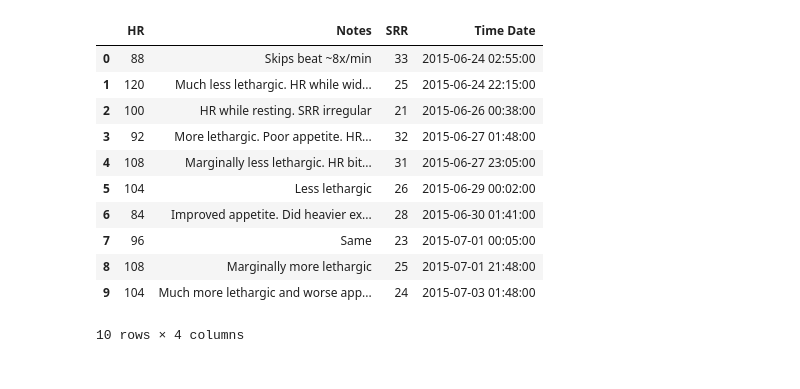
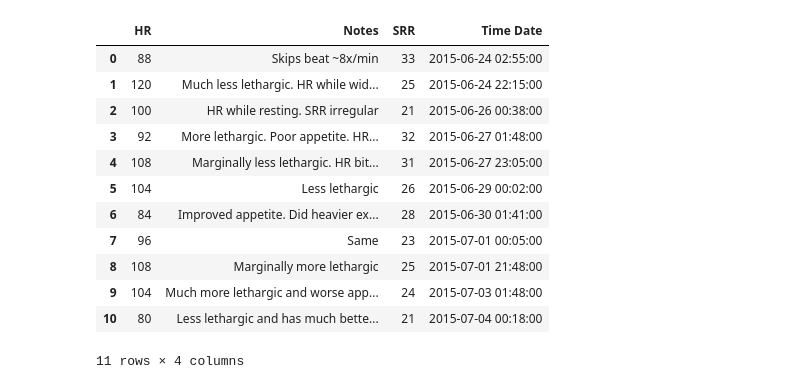
Before and after one commit to adampiskorski/gangster-health, a Jupyter notebook: records.ipynb, the cells around one changed output. Saved outputs shown, nothing was run; the diff lists cells and outputs as text; code cells hidden in the pictures.

```diff
--- a/records.ipynb
+++ b/records.ipynb
@@ -14,7 +14,8 @@ data = {
                   dt.datetime(2015,6,30,1,41),
                   dt.datetime(2015,7,1,0,5),
                   dt.datetime(2015,7,1,21,48),
-                  dt.datetime(2015,7,3,1,48)],
+                  dt.datetime(2015,7,3,1,48),
+                  dt.datetime(2015,7,4,0,18)],
     'SRR': [33,
             25,
             21,
@@ -24,7 +25,8 @@ data = {
             28,
             23,
             25,
-            24],
+            24,
+            21],
     'HR':  [88,
             120,
             100,
@@ -32,36 +34,39 @@ data = {
             108,
             104,
             84,
             96,
             108,
-            104],
+            104,
+            80],
     'Notes': ['Skips beat ~8x/min',
               'Much less lethargic. HR while wide awake and now using stethoscope',
               'HR while resting. SRR irregular',
               'More lethargic. Poor appetite. HR bit irregular',
               'Marginally less lethargic. HR bit irregular',
               'Less lethargic',
               'Improved appetite. Did heavier excercise, but quickly exhausted by it.',
               'Same',
               'Marginally more lethargic',
-              'Much more lethargic and worse appetite, particularly in the morning']
+              'Much more lethargic and worse appetite, particularly in the morning',
+              'Less lethargic and has much better appetite, but still lethargic']
 }
 
 df = pd.DataFrame(data)
 df
 # %% [output]
 |  | HR | Notes | SRR | Time Date |
 | 0 | 88 | Skips beat ~8x/min | 33 | 2015-06-24 02:55:00 |
 | 1 | 120 | Much less lethargic. HR while wid... | 25 | 2015-06-24 22:15:00 |
 | 2 | 100 | HR while resting. SRR irregular | 21 | 2015-06-26 00:38:00 |
 | 3 | 92 | More lethargic. Poor appetite. HR... | 32 | 2015-06-27 01:48:00 |
 | 4 | 108 | Marginally less lethargic. HR bit... | 31 | 2015-06-27 23:05:00 |
 | 5 | 104 | Less lethargic | 26 | 2015-06-29 00:02:00 |
 | 6 | 84 | Improved appetite. Did heavier ex... | 28 | 2015-06-30 01:41:00 |
 | 7 | 96 | Same | 23 | 2015-07-01 00:05:00 |
 | 8 | 108 | Marginally more lethargic | 25 | 2015-07-01 21:48:00 |
 | 9 | 104 | Much more lethargic and worse app... | 24 | 2015-07-03 01:48:00 |
+| 10 | 80 | Less lethargic and has much bette... | 21 | 2015-07-04 00:18:00 |
-10 rows × 4 columns
+11 rows × 4 columns
 # %%
 print ggplot(df, aes(x='Time Date', y='SRR')) +\
     ggtitle('Sleeping Respiratory Rate against Time and Date') +\
```
Also changed, not shown: parts of 2 cells of this notebook.
